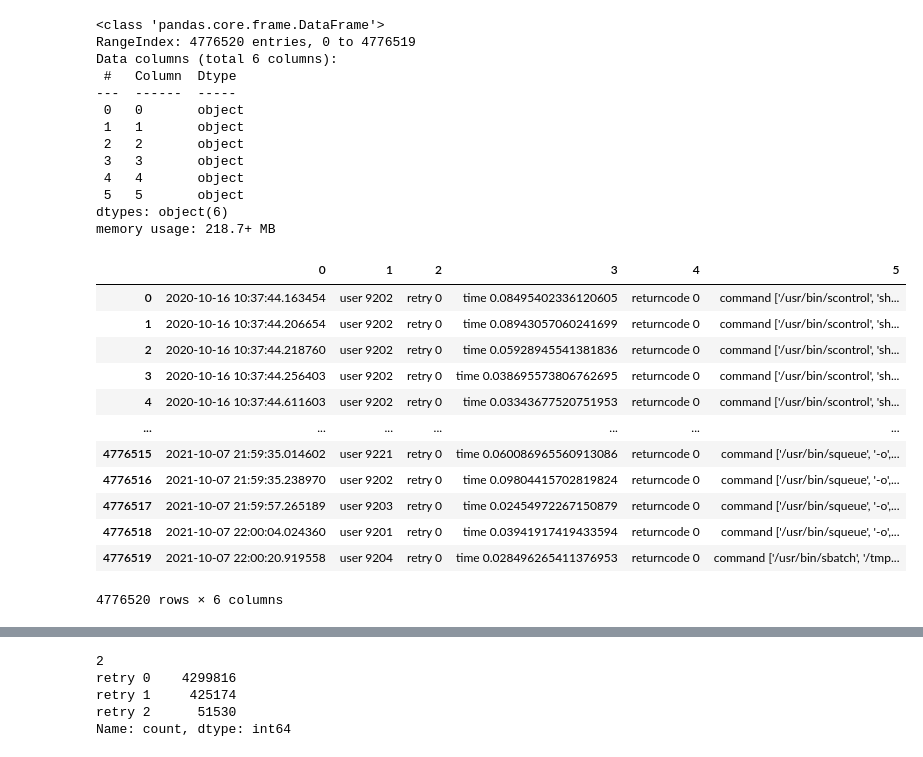
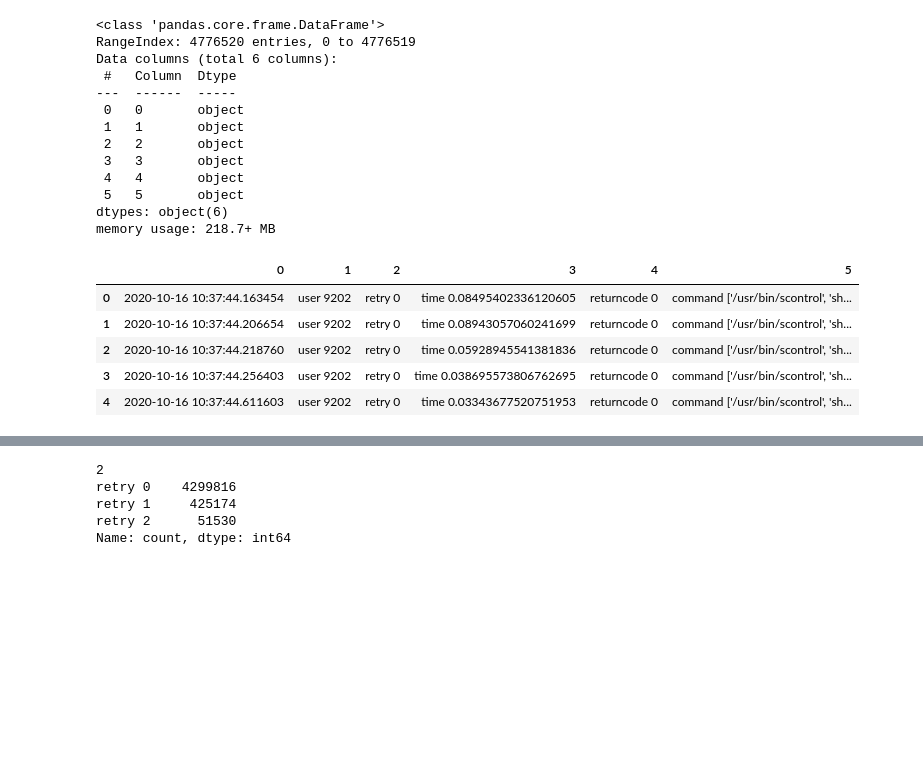
Before and after one commit to nss-data-science-cohort-9/accre-shannequin, a Jupyter notebook: notebooks/slurm_processing_analysis.ipynb, the cells around one changed output, grey strips where cells are left out. Saved outputs shown, nothing was run; the diff lists cells and outputs as text; code cells hidden in the pictures; blank space fills up the shorter version.

```diff
--- a/notebooks/slurm_processing_analysis.ipynb
+++ b/notebooks/slurm_processing_analysis.ipynb
@@ -409,19 +290,12 @@ dtypes: object(6)
 memory usage: 218.7+ MB
 # %%
 # Display head and tail data
-ce6_df
+ce6_df.head()
 # %% [output]
 |  | 0 | 1 | 2 | 3 | 4 | 5 |
 | 0 | 2020-10-16 10:37:44.163454 | user 9202 | retry 0 | time 0.08495402336120605 | returncode 0 | command ['/usr/bin/scontrol', 'sh... |
 | 1 | 2020-10-16 10:37:44.206654 | user 9202 | retry 0 | time 0.08943057060241699 | returncode 0 | command ['/usr/bin/scontrol', 'sh... |
 | 2 | 2020-10-16 10:37:44.218760 | user 9202 | retry 0 | time 0.05928945541381836 | returncode 0 | command ['/usr/bin/scontrol', 'sh... |
 | 3 | 2020-10-16 10:37:44.256403 | user 9202 | retry 0 | time 0.038695573806762695 | returncode 0 | command ['/usr/bin/scontrol', 'sh... |
 | 4 | 2020-10-16 10:37:44.611603 | user 9202 | retry 0 | time 0.03343677520751953 | returncode 0 | command ['/usr/bin/scontrol', 'sh... |
-| ... | ... | ... | ... | ... | ... | ... |
-| 4776515 | 2021-10-07 21:59:35.014602 | user 9221 | retry 0 | time 0.060086965560913086 | returncode 0 | command ['/usr/bin/squeue', '-o',... |
-| 4776516 | 2021-10-07 21:59:35.238970 | user 9202 | retry 0 | time 0.09804415702819824 | returncode 0 | command ['/usr/bin/squeue', '-o',... |
-| 4776517 | 2021-10-07 21:59:57.265189 | user 9203 | retry 0 | time 0.02454972267150879 | returncode 0 | command ['/usr/bin/squeue', '-o',... |
-| 4776518 | 2021-10-07 22:00:04.024360 | user 9201 | retry 0 | time 0.03941917419433594 | returncode 0 | command ['/usr/bin/squeue', '-o',... |
-| 4776519 | 2021-10-07 22:00:20.919558 | user 9204 | retry 0 | time 0.028496265411376953 | returncode 0 | command ['/usr/bin/sbatch', '/tmp... |
-4776520 rows × 6 columns
 # %%
```
Also changed, not shown: parts of 81 cells of this notebook, 1 other file.
